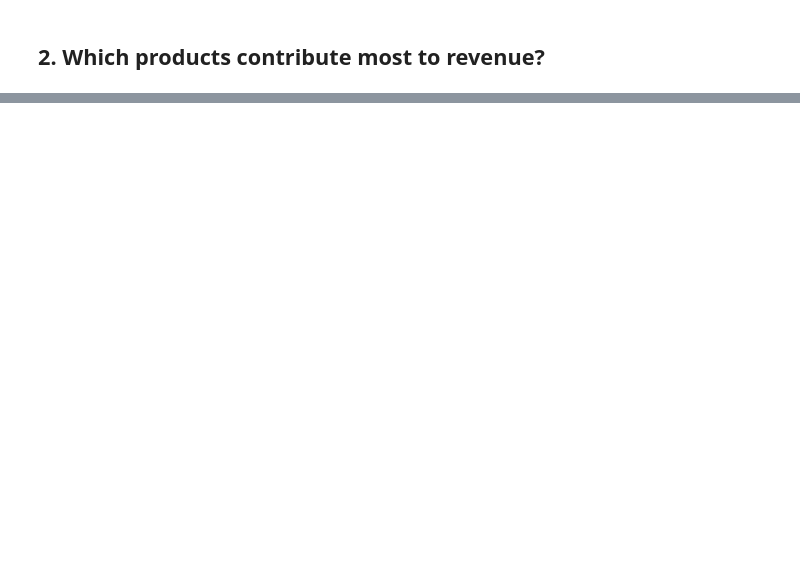
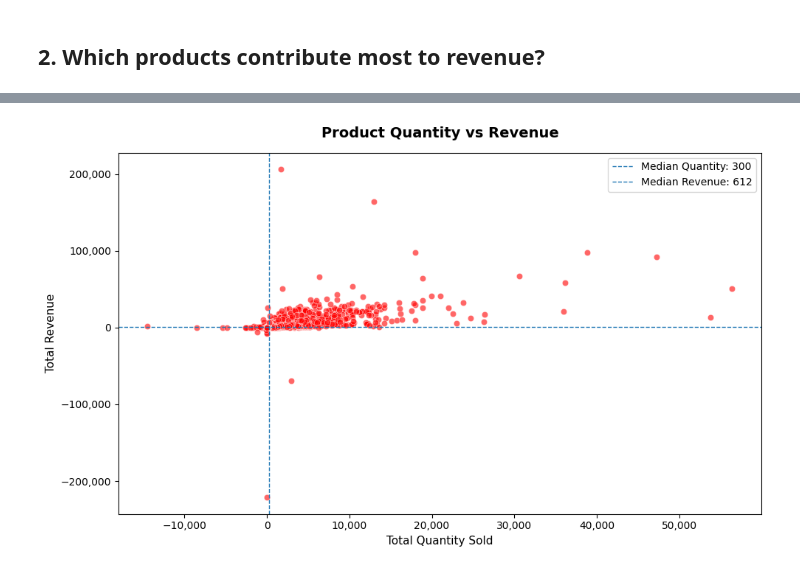
Before and after one commit to Lyvinthai/Retail_Sales_Data_Analytics, a Jupyter notebook: noteboook/eda.ipynb, the cells around one changed output, grey strips where cells are left out. Saved outputs shown, nothing was run; the diff lists cells and outputs as text; code cells hidden in the pictures; blank space fills up the shorter version.

```diff
--- a/noteboook/eda.ipynb
+++ b/noteboook/eda.ipynb
@@ -191,0 +203,80 @@ plt.show()
+# %%
+product_metrics = (
+    df.groupby("stock_code").agg(
+        total_revenue=("total_revenue", "sum"),
+        total_quantity=("quantity", "sum")
+    )
+    .reset_index()
+)
+
+# median thresholds
+median_qty = product_metrics["total_quantity"].median()
+median_rev = product_metrics["total_revenue"].median()
+
+# high quantity + low revenue
+high_qty_low_rev = (
+    product_metrics[
+        (product_metrics["total_quantity"] > median_qty) &
+        (product_metrics["total_revenue"] < median_rev)
+    ]
+    .sort_values("total_quantity", ascending=False)
+    .head(5)
+)
+
+# low quantity + high revenue
+low_qty_high_rev = (
+    product_metrics[
+        (product_metrics["total_quantity"] < median_qty) &
+        (product_metrics["total_revenue"] > median_rev)
+    ]
+    .sort_values("total_revenue", ascending=False)
+    .head(5)
+)
+
+# plot
+plt.figure(figsize=(10, 6))
+
+sns.scatterplot(
+    data=product_metrics,
+    x="total_quantity",
+    y="total_revenue",
+    alpha=0.6,
+    color='red'
+)
+
+# median boundaries
+plt.axvline(
+    median_qty,
+    linestyle="--",
+    linewidth=1,
+    label=f"Median Quantity: {median_qty:,.0f}"
+)
+
+plt.axhline(
+    median_rev,
+    linestyle="--",
+    linewidth=1,
+    label=f"Median Revenue: {median_rev:,.0f}"
+)
+
+plt.title(
+    "Product Quantity vs Revenue",
+    fontsize=14,
+    fontweight="bold",
+    pad=15
+)
+plt.xlabel("Total Quantity Sold", fontsize=11)
+plt.ylabel("Total Revenue", fontsize=11)
+
+plt.gca().xaxis.set_major_formatter(
+    ticker.StrMethodFormatter("{x:,.0f}")
+)
+plt.gca().yaxis.set_major_formatter(
+    ticker.StrMethodFormatter("{x:,.0f}")
+)
+
+plt.legend()
+plt.tight_layout()
+plt.show()
+# %% [output]
+[figure, added]
```
Also changed, not shown: parts of 4 cells of this notebook.
